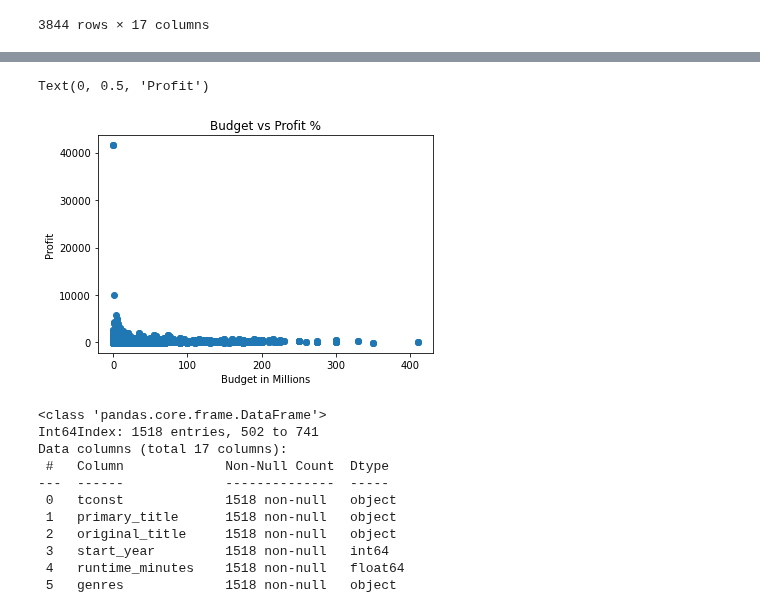
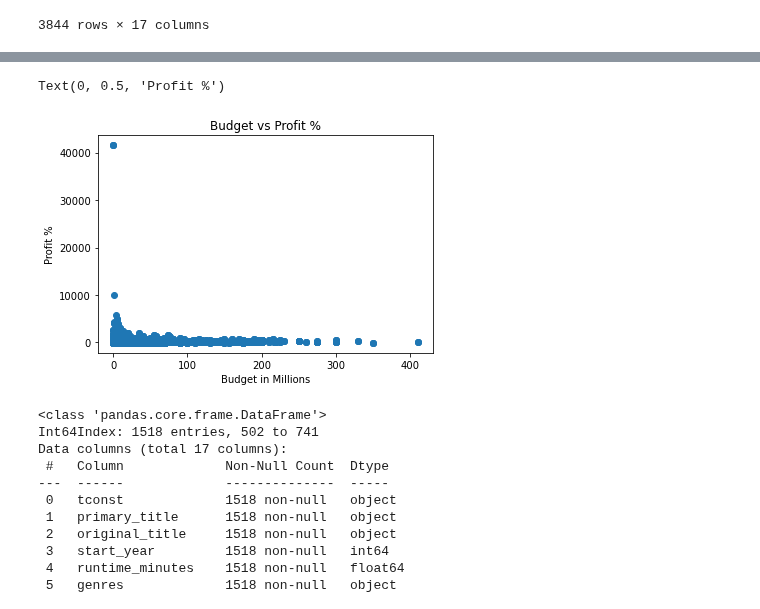
Before and after one commit to FeritYikar/ds-phase1-project, a Jupyter notebook: Anna.ipynb, the cells around one changed output, grey strips where cells are left out. Saved outputs shown, nothing was run; the diff lists cells and outputs as text; code cells hidden in the pictures.

```diff
--- a/Anna.ipynb
+++ b/Anna.ipynb
@@ -436,13 +442,13 @@ Name: worldwide_gross, dtype: float64
 # %%
 fig, ax = plt.subplots()
 
 ax.scatter(x= budgets_genres["production_budget"], y= budgets_genres["profit_percentage"])
 ax.set_title("Budget vs Profit %")
 ax.set_xlabel("Budget in Millions")
-ax.set_ylabel("Profit")
+ax.set_ylabel("Profit %")
 # %% [output]
-Text(0, 0.5, 'Profit')
+Text(0, 0.5, 'Profit %')
-[figure, old version]
+[figure, new version]
 # %%
 gbc3 = gbc2.sort_values("profit_percentage", ascending = False).iloc[1:]
 gbc3.info()
```
Also changed, not shown: parts of 31 cells of this notebook.
